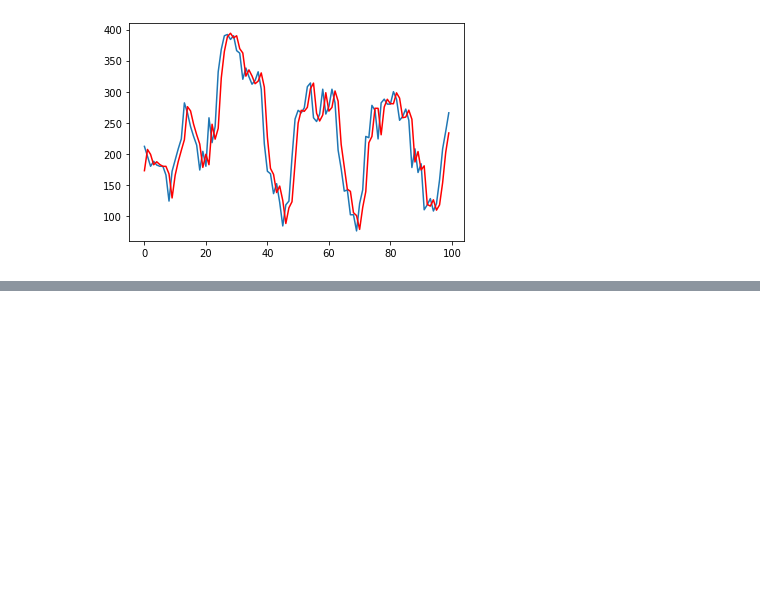
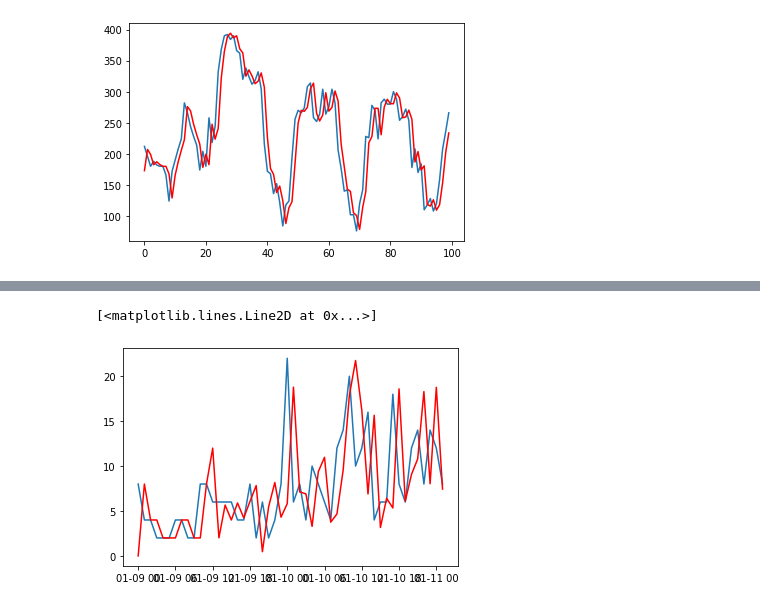
Before and after one commit to ehsansam69/Time-series-analyzing, a Jupyter notebook: 1st.ipynb, the cells around one changed output, grey strips where cells are left out. Drawn from its saved outputs; the diff is of its cells as text; code cells hidden in the pictures; blank space fills up the shorter version.

```diff
--- a/1st.ipynb
+++ b/1st.ipynb
@@ -627,0 +684,2 @@ plt.plot(predict, color ='red')
+# %%
+predict = model_fit.predict()
@@ -627,0 +696,6 @@ plt.plot(predict, color ='red')
+# %%
+plt.plot(df['Count'][0:50])
+plt.plot(predict[0:50], color ='red')
+# %% [output]
+[<matplotlib.lines.Line2D at 0x...>]
+[figure, added]
```
Also changed, not shown: parts of 33 cells of this notebook.
